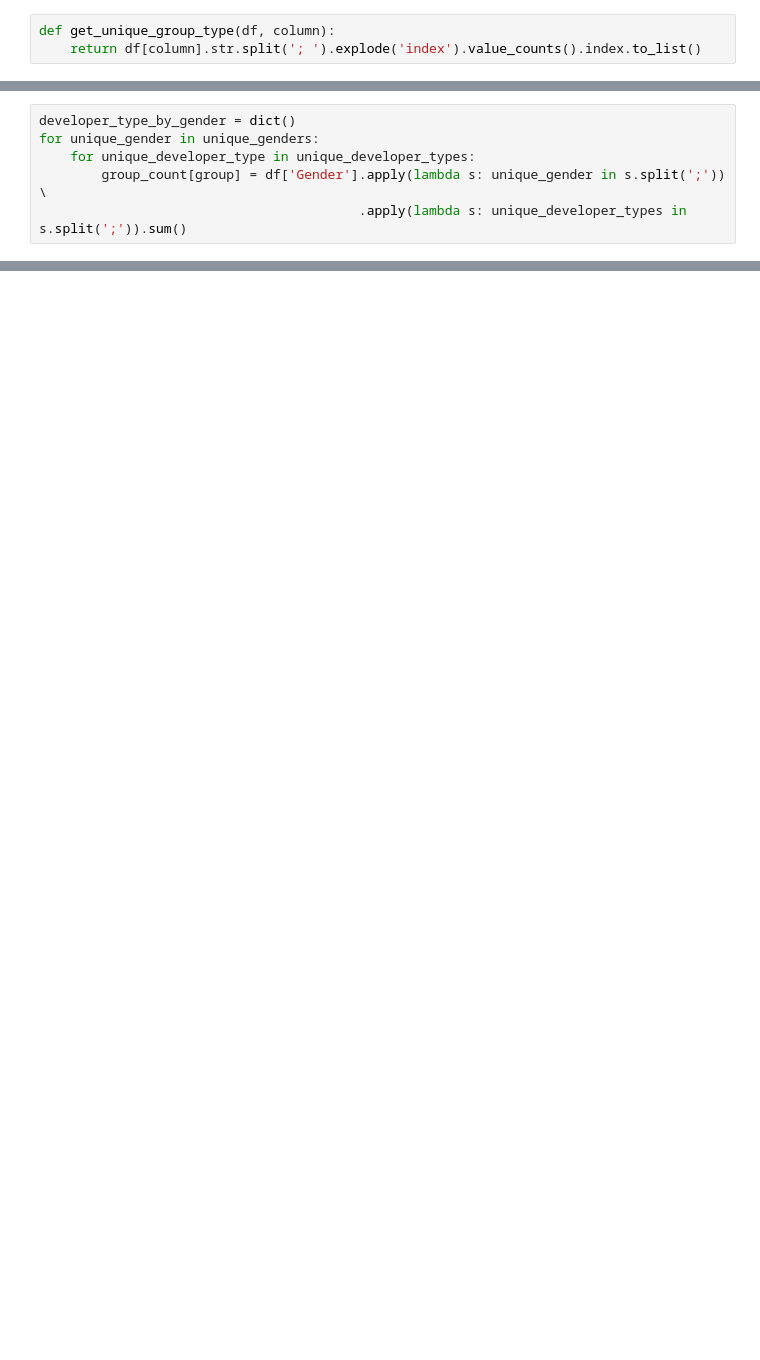
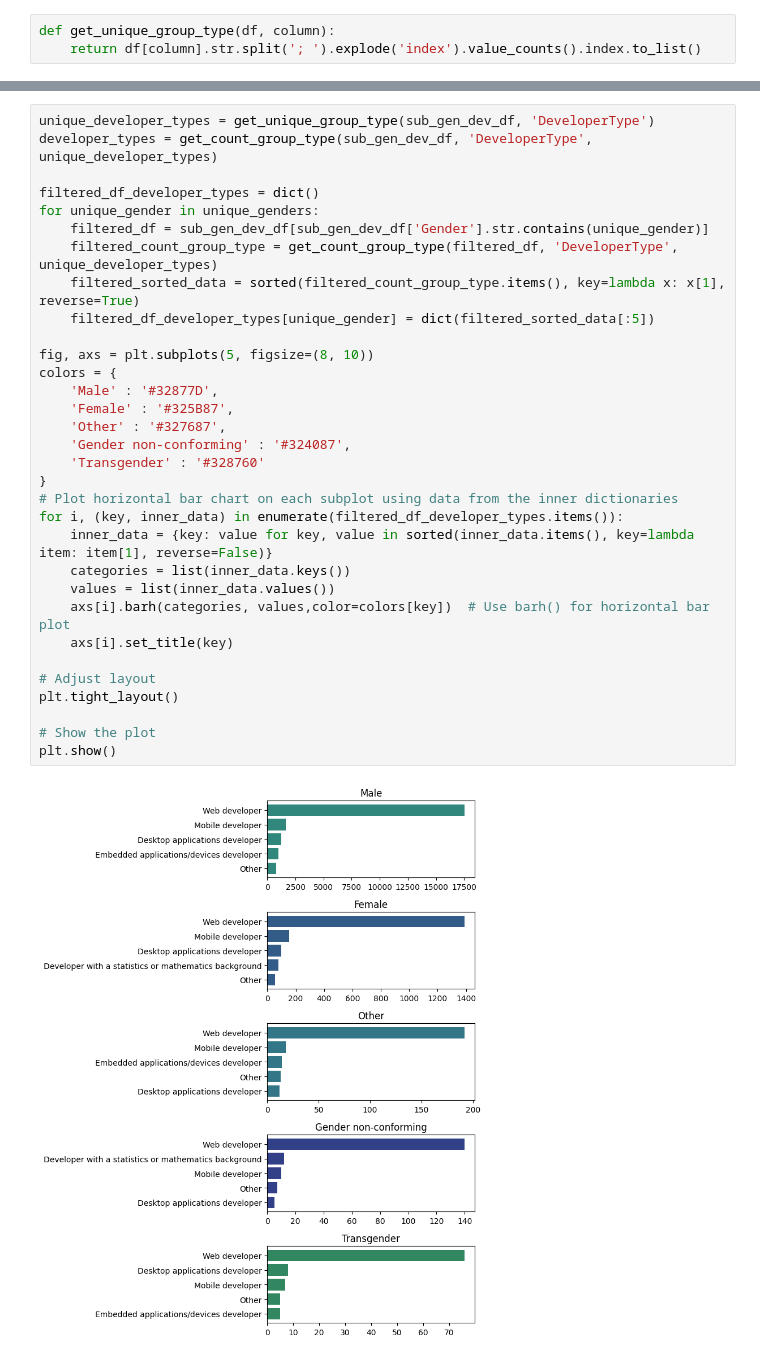
Before and after one commit to cris-scheib/stackoverflow-survey-analysis, a Jupyter notebook: stackoverflow-survey-analysis.ipynb, the cells around one changed output, grey strips where cells are left out. Drawn from its saved outputs; the diff is of its cells as text; blank space fills up the shorter version.

```diff
--- a/stackoverflow-survey-analysis.ipynb
+++ b/stackoverflow-survey-analysis.ipynb
@@ -122,6 +64,0 @@ Name: Gender, Length: 26114, dtype: bool
-# %%
-developer_type_by_gender = dict()
-for unique_gender in unique_genders:
-    for unique_developer_type in unique_developer_types:
-        group_count[group] = df['Gender'].apply(lambda s: unique_gender in s.split(';'))  \
-                                         .apply(lambda s: unique_developer_types in s.split(';')).sum()
@@ -127,0 +105,34 @@ for unique_gender in unique_genders:
+# %%
+unique_developer_types = get_unique_group_type(sub_gen_dev_df, 'DeveloperType')
+developer_types = get_count_group_type(sub_gen_dev_df, 'DeveloperType', unique_developer_types)
+
+filtered_df_developer_types = dict()
+for unique_gender in unique_genders:
+    filtered_df = sub_gen_dev_df[sub_gen_dev_df['Gender'].str.contains(unique_gender)]
+    filtered_count_group_type = get_count_group_type(filtered_df, 'DeveloperType', unique_developer_types)
+    filtered_sorted_data = sorted(filtered_count_group_type.items(), key=lambda x: x[1], reverse=True)
+    filtered_df_developer_types[unique_gender] = dict(filtered_sorted_data[:5])
+
+fig, axs = plt.subplots(5, figsize=(8, 10))
+colors = {
+    'Male' : '#32877D',
+    'Female' : '#325B87',
+    'Other' : '#327687',
+    'Gender non-conforming' : '#324087',
+    'Transgender' : '#328760'
+}
+# Plot horizontal bar chart on each subplot using data from the inner dictionaries
+for i, (key, inner_data) in enumerate(filtered_df_developer_types.items()):
+    inner_data = {key: value for key, value in sorted(inner_data.items(), key=lambda item: item[1], reverse=False)}
+    categories = list(inner_data.keys())
+    values = list(inner_data.values())
+    axs[i].barh(categories, values,color=colors[key])  # Use barh() for horizontal bar plot
+    axs[i].set_title(key)
+
+# Adjust layout
+plt.tight_layout()
+
+# Show the plot
+plt.show()
+# %% [output]
+[figure, added]
```
Also changed, not shown: parts of 26 cells of this notebook.
